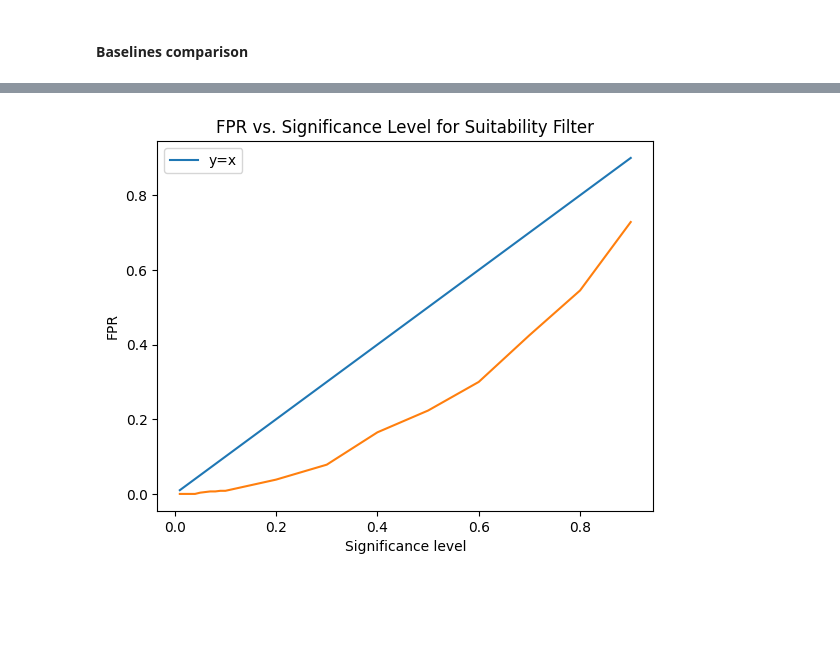
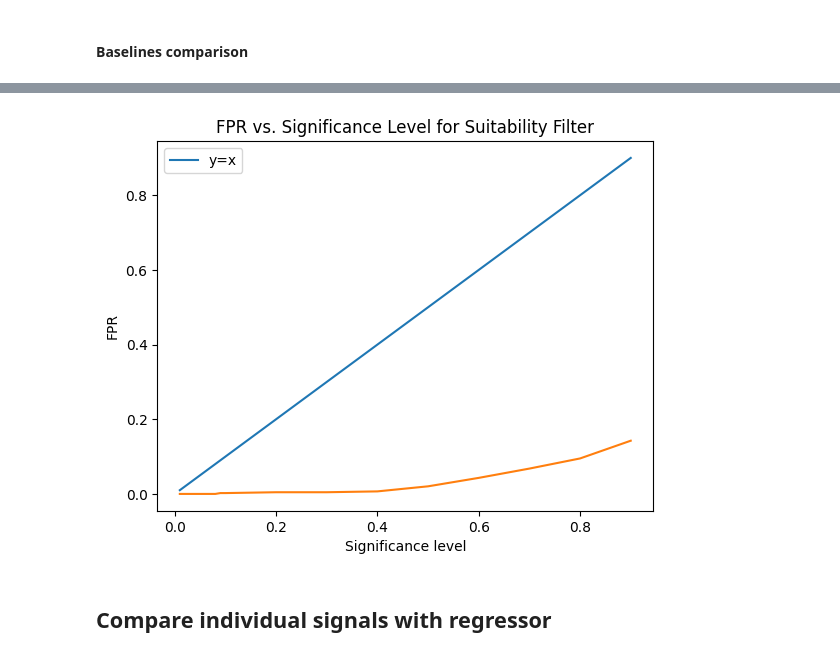
Before and after one commit to cleverhans-lab/suitability, a Jupyter notebook: experiments_inet.ipynb, the cells around one changed output, grey strips where cells are left out. Drawn from its saved outputs; the diff is of its cells as text; code cells hidden in the pictures; blank space fills up the shorter version.

Commit message:
single-signal non-inferiority tests

```diff
--- a/experiments_inet.ipynb
+++ b/experiments_inet.ipynb
@@ -57,3 +63,9 @@ difference_of_confidence = DifferenceOfConfidence(model, test_data, device)
+# %%
+average_confidence = AverageConfidence(model, test_data, device)
+average_threshold_confidence = AverageThresholdConfidence(model, test_data, device)
+difference_of_confidence = DifferenceOfConfidence(model, test_data, device)
+difference_of_entropy = DifferenceOfEntropy(model, test_data, device)
+meta_distribution_energy = MetaDistributionEnergy(model, test_data, device)
 # %% [markdown]
 ## Evaluate the suitability filter
 # %% [markdown]
@@ -95,7 +107,9 @@ def split_dataset_into_folds(correctness, target_accuracies):
         incorrect_indices = remaining_incorrect_indices[:n_incorrect]
 
         # Get the final indices for the current subset
-        subset_indices = np.concatenate((correct_indices, incorrect_indices)) + start_idx
+        subset_indices = (
+            np.concatenate((correct_indices, incorrect_indices)) + start_idx
+        )
 
         # Extract the correctness for the current subset
         folds.append(indices[subset_indices])
@@ -537,12 +1242,36 @@ plt.show()
 # %%
-x = [0.01, 0.02, 0.03, 0.04, 0.05, 0.06, 0.07, 0.08, 0.09, 0.1, 0.2, 0.3, 0.4, 0.5, 0.6, 0.7, 0.8, 0.9]
-y = [get_fpr_fnr(p_vals[:, :, 3] < sig_level, ground_truth)[0] for sig_level in x]
+x = [
+    0.01,
+    0.02,
+    0.03,
+    0.04,
+    0.05,
+    0.06,
+    0.07,
+    0.08,
+    0.09,
+    0.1,
+    0.2,
+    0.3,
+    0.4,
+    0.5,
+    0.6,
+    0.7,
+    0.8,
+    0.9,
+]
+y = [
+    get_fpr_fnr(p_vals[:, :, :, 3, 1] < sig_level, ground_truth[:, :, :, 3, 1])[0]
+    for sig_level in x
+]
 plt.plot(x, x, label="y=x")
 plt.plot(x, y)
 plt.xlabel("Significance level")
 plt.ylabel("FPR")
 plt.legend()
 plt.title("FPR vs. Significance Level for Suitability Filter")
 plt.show()
 # %% [output]
-[figure, old version]
+[figure, new version]
+# %% [markdown]
+## Compare individual signals with regressor
```
Also changed, not shown: parts of 25 cells of this notebook.
